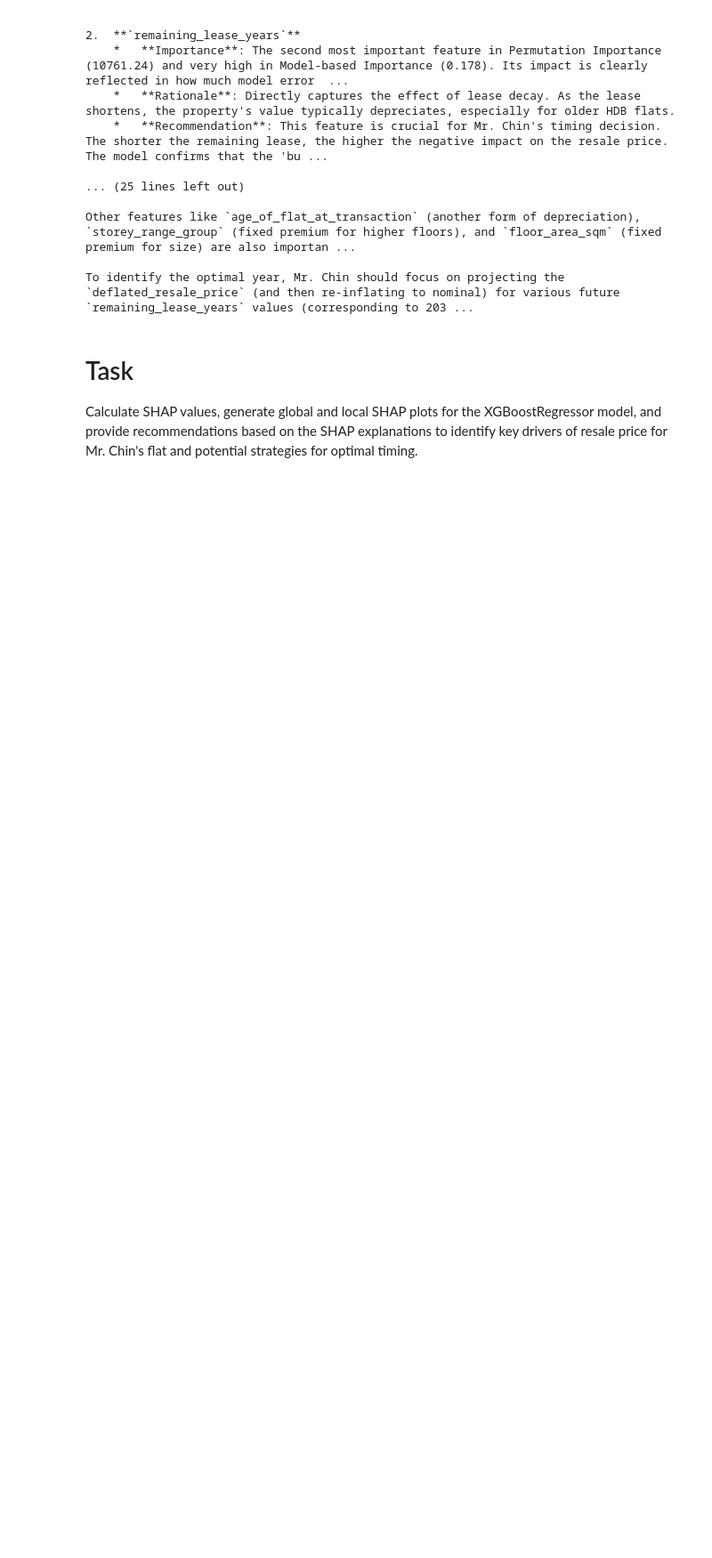
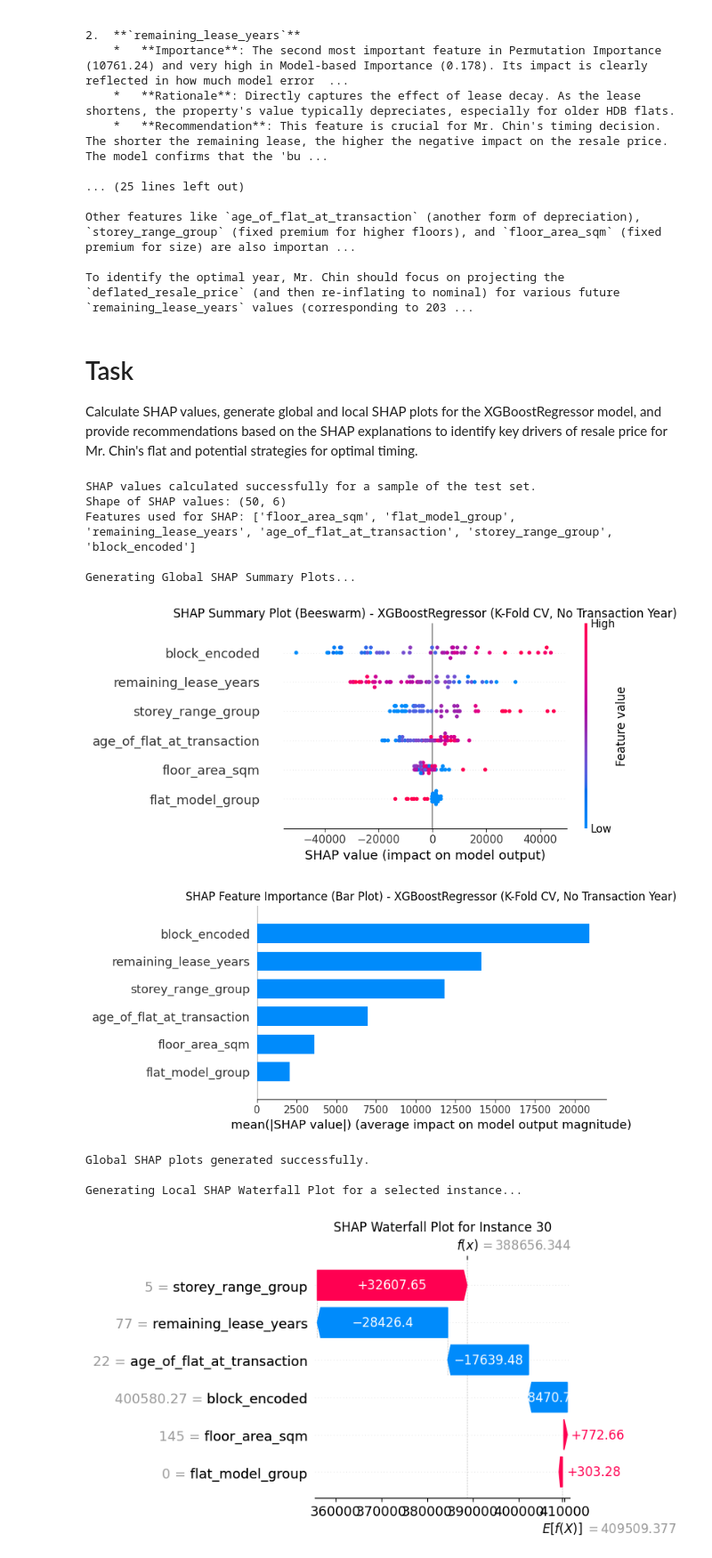
Before and after one commit to danielchin-ck/ADALL_github, a Jupyter notebook: project/6096089w_cda1c03_adall_project_2026_ver7.ipynb, the cells around one changed output. Shown at 89% size. Cells and saved outputs as stored; diff of their text form; code cells hidden in the pictures; blank space fills up the shorter version.

```diff
--- a/project/6096089w_cda1c03_adall_project_2026_ver7.ipynb
+++ b/project/6096089w_cda1c03_adall_project_2026_ver7.ipynb
@@ -2977,3 +2977,77 @@ To identify the optimal year, Mr. Chin should focus on projecting the `deflated_
 # %% [markdown]
 # Task
 Calculate SHAP values, generate global and local SHAP plots for the XGBoostRegressor model, and provide recommendations based on the SHAP explanations to identify key drivers of resale price for Mr. Chin's flat and potential strategies for optimal timing.
+# %%
+import shap
+import pandas as pd
+import numpy as np
+import matplotlib.pyplot as plt
+import seaborn as sns
+
+# Limit sample size as requested
+sample_size = 50
+X_test_sampled = X_test.sample(n=sample_size, random_state=42) # Taking a random sample
+
+# Create a masker with a sample of the training data for background
+X_train_sampled_for_masker = X_train.sample(n=min(100, len(X_train)), random_state=42) # Limit background sample size for performance
+
+# Initialize SHAP Explainer for the entire XGBoost pipeline
+# We use xgb_model_no_year_cv.predict as the model function
+# and X_train_sampled_for_masker as the background data.
+explainer = shap.Explainer(xgb_model_no_year_cv.predict, X_train_sampled_for_masker, feature_names=X_test_sampled.columns.tolist())
+
+# Calculate SHAP values for the X_test_sampled data
+shap_values_xgb_sampled = explainer(X_test_sampled)
+
+print("SHAP values calculated successfully for a sample of the test set.")
+print(f"Shape of SHAP values: {shap_values_xgb_sampled.values.shape}")
+print(f"Features used for SHAP: {shap_values_xgb_sampled.feature_names}")
+
+# --- Global SHAP Plots ---
+print("\nGenerating Global SHAP Summary Plots...")
+
+# SHAP Summary Plot (Beeswarm/Dot Plot)
+plt.figure(figsize=(10, 7))
+shap.summary_plot(shap_values_xgb_sampled, X_test_sampled, show=False)
+plt.title('SHAP Summary Plot (Beeswarm) - XGBoostRegressor (K-Fold CV, No Transaction Year)')
+plt.tight_layout()
+plt.show()
+
+# SHAP Bar Plot for overall feature importance
+plt.figure(figsize=(10, 7))
+shap.summary_plot(shap_values_xgb_sampled, X_test_sampled, plot_type="bar", show=False)
+plt.title('SHAP Feature Importance (Bar Plot) - XGBoostRegressor (K-Fold CV, No Transaction Year)')
+plt.tight_layout()
+plt.show()
+
+print("Global SHAP plots generated successfully.")
+
+# --- Local SHAP Explanation (Waterfall Plot) ---
+print("\nGenerating Local SHAP Waterfall Plot for a selected instance...")
+
+# Select an instance to explain (e.g., the first instance from the sampled test set)
+instance_idx = 0
+selected_instance_shap_values = shap_values_xgb_sampled[instance_idx]
+
+plt.figure(figsize=(10, 7))
+shap.plots.waterfall(selected_instance_shap_values, max_display=10, show=False) # max_display to limit features for clarity
+plt.title(f'SHAP Waterfall Plot for Instance {X_test_sampled.index[instance_idx]}')
+plt.tight_layout()
+plt.show()
+
+print(f"SHAP waterfall plot generated for instance {X_test_sampled.index[instance_idx]}.")
+
+# --- Recommendation Writing ---
+# The following markdown cell will provide a summary of the SHAP findings and recommendations.
+# %% [output]
+SHAP values calculated successfully for a sample of the test set.
+Shape of SHAP values: (50, 6)
+Features used for SHAP: ['floor_area_sqm', 'flat_model_group', 'remaining_lease_years', 'age_of_flat_at_transaction', 'storey_range_group', 'block_encoded']
+
+Generating Global SHAP Summary Plots...
+[figure, added]
+[figure, added]
+Global SHAP plots generated successfully.
+
+Generating Local SHAP Waterfall Plot for a selected instance...
+[figure, added]
```
Also changed, not shown: parts of 7 cells of this notebook.
